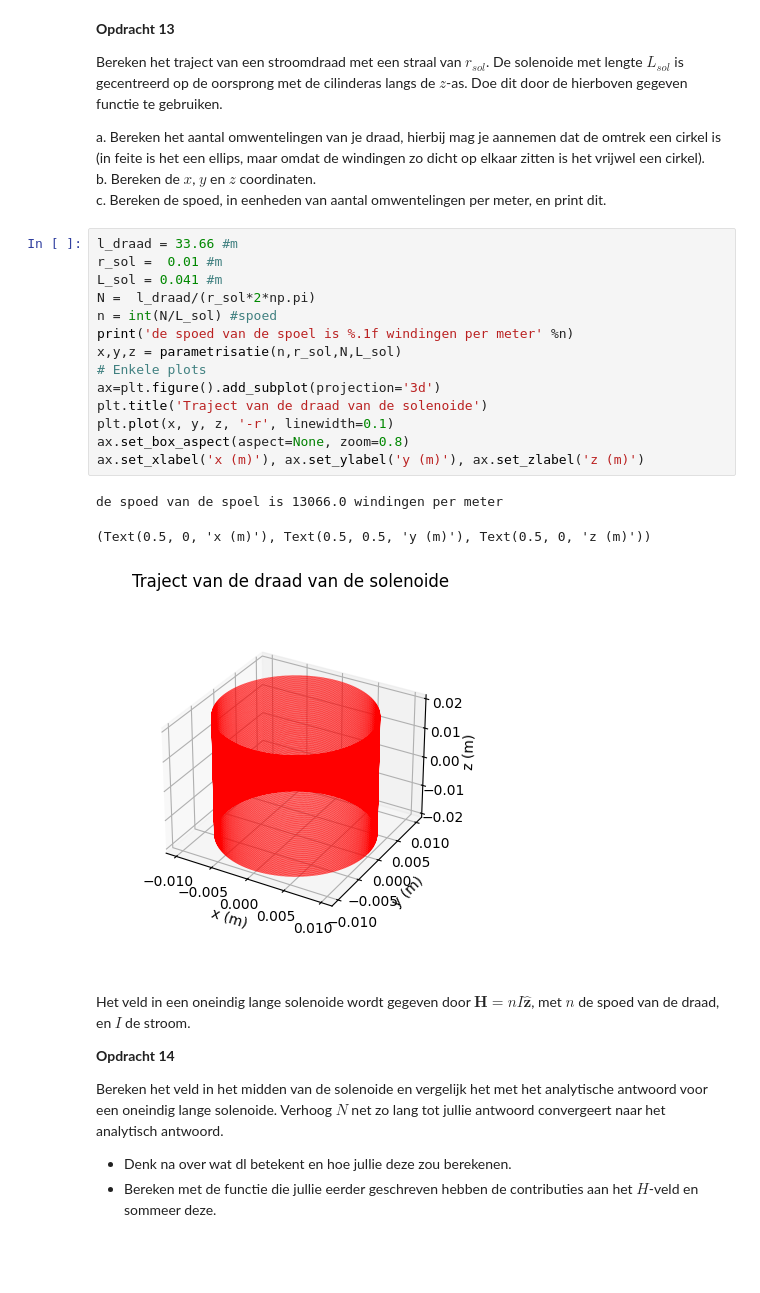
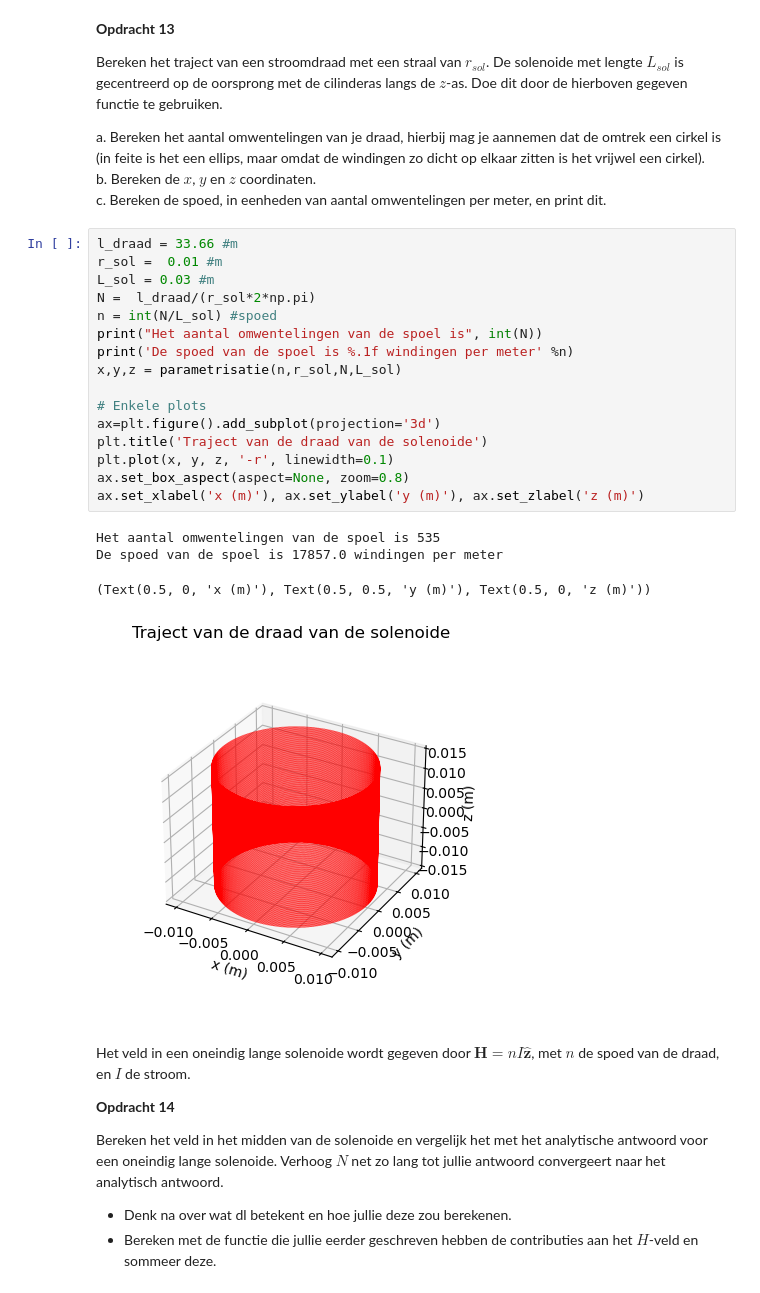
Before and after one commit to AnnetMoeleker/opdrachten-DEF-D, a Jupyter notebook: DigitaleOntwerpopdrachten/2KrachtactuatorOpdracht/2KrachtactuatorOpdracht/KrachtactuatorOpdracht.ipynb, the cells around one changed output. Cells and saved outputs as stored; diff of their text form; blank space fills up the shorter version.

```diff
--- a/DigitaleOntwerpopdrachten/2KrachtactuatorOpdracht/2KrachtactuatorOpdracht/KrachtactuatorOpdracht.ipynb
+++ b/DigitaleOntwerpopdrachten/2KrachtactuatorOpdracht/2KrachtactuatorOpdracht/KrachtactuatorOpdracht.ipynb
@@ -547,24 +509,27 @@ Bereken het traject van een stroomdraad met een straal van $r_{sol}$. De solenoi
 a. Bereken het aantal omwentelingen van je draad, hierbij mag je aannemen dat de omtrek een cirkel is (in feite is het een ellips, maar omdat de windingen zo dicht op elkaar zitten is het vrijwel een cirkel).\
 b. Bereken de $x$, $y$ en $z$ coordinaten.\
 c. Bereken de spoed, in eenheden van aantal omwentelingen per meter, en print dit.
-# %%
-l_draad = 33.66 #m
-r_sol =  0.01 #m
-L_sol = 0.041 #m
-N =  l_draad/(r_sol*2*np.pi)
-n = int(N/L_sol) #spoed
-print('de spoed van de spoel is %.1f windingen per meter' %n)
-x,y,z = parametrisatie(n,r_sol,N,L_sol)
-# Enkele plots
-ax=plt.figure().add_subplot(projection='3d')
-plt.title('Traject van de draad van de solenoide')
-plt.plot(x, y, z, '-r', linewidth=0.1)
-ax.set_box_aspect(aspect=None, zoom=0.8)
-ax.set_xlabel('x (m)'), ax.set_ylabel('y (m)'), ax.set_zlabel('z (m)')
-# %% [output]
-de spoed van de spoel is 13066.0 windingen per meter
-(Text(0.5, 0, 'x (m)'), Text(0.5, 0.5, 'y (m)'), Text(0.5, 0, 'z (m)'))
-[figure, removed]
+# %%
+l_draad = 33.66 #m
+r_sol =  0.01 #m
+L_sol = 0.03 #m
+N =  l_draad/(r_sol*2*np.pi)
+n = int(N/L_sol) #spoed
+print("Het aantal omwentelingen van de spoel is", int(N))
+print('De spoed van de spoel is %.1f windingen per meter' %n)
+x,y,z = parametrisatie(n,r_sol,N,L_sol)
+
+# Enkele plots
+ax=plt.figure().add_subplot(projection='3d')
+plt.title('Traject van de draad van de solenoide')
+plt.plot(x, y, z, '-r', linewidth=0.1)
+ax.set_box_aspect(aspect=None, zoom=0.8)
+ax.set_xlabel('x (m)'), ax.set_ylabel('y (m)'), ax.set_zlabel('z (m)')
+# %% [output]
+Het aantal omwentelingen van de spoel is 535
+De spoed van de spoel is 17857.0 windingen per meter
+(Text(0.5, 0, 'x (m)'), Text(0.5, 0.5, 'y (m)'), Text(0.5, 0, 'z (m)'))
+[figure, added]
 # %% [markdown]
 Het veld in een oneindig lange solenoide wordt gegeven door $\mathbf{H} = n I \hat{\mathbf{z}}$, met $n$ de spoed van de draad, en $I$ de stroom.
 
```
Also changed, not shown: parts of 10 cells of this notebook.
